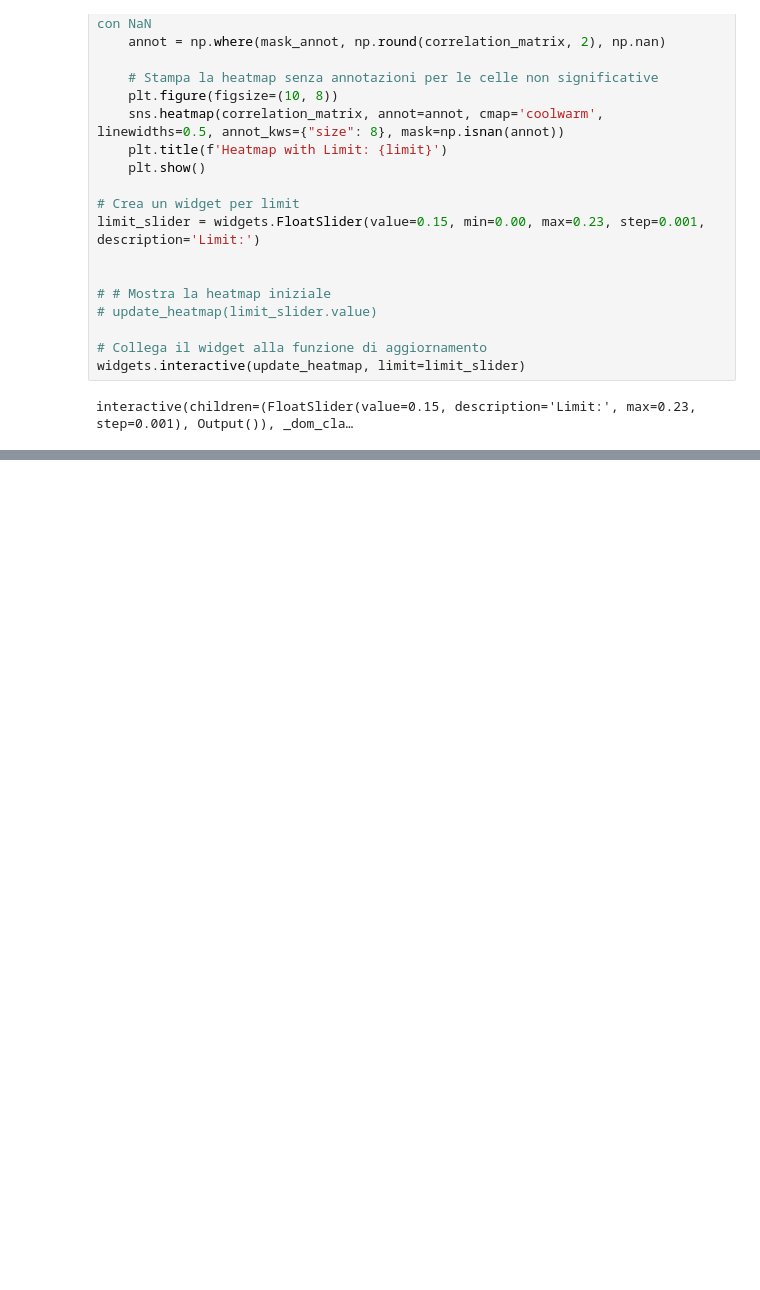
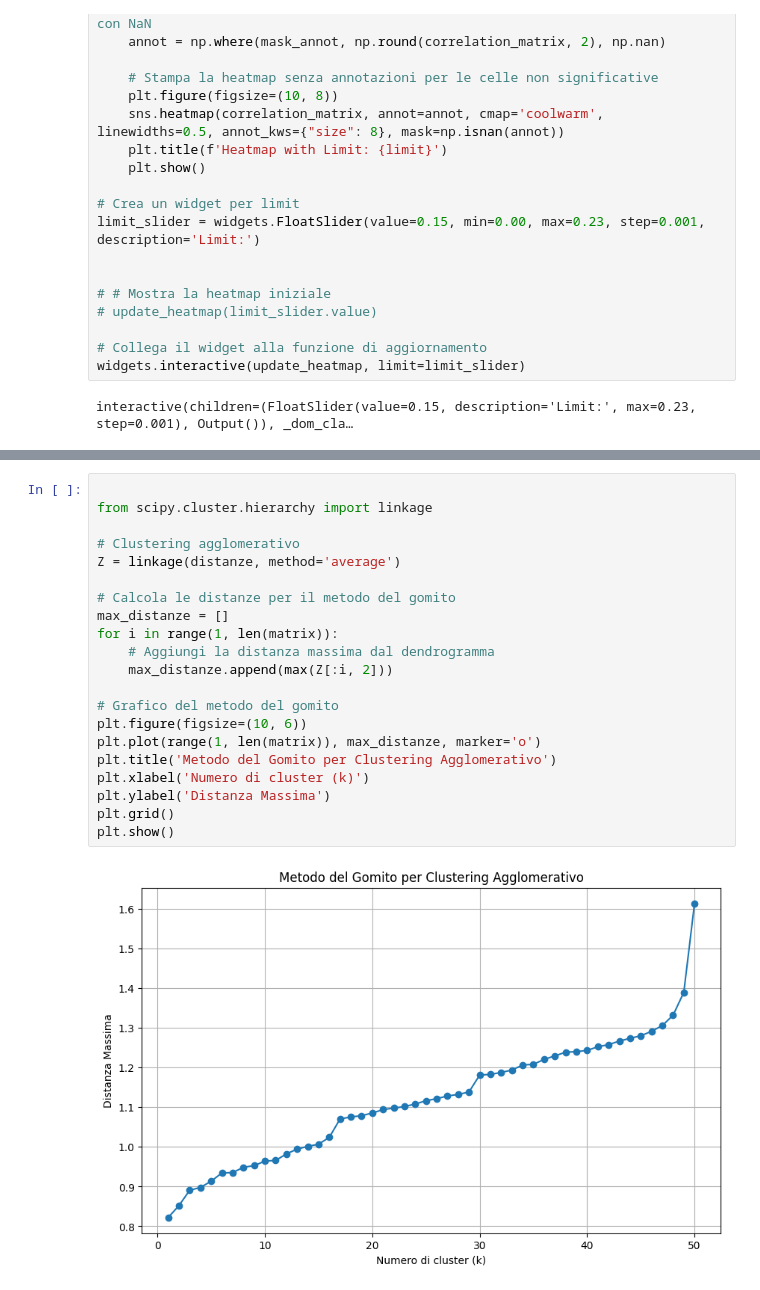
Before and after one commit to ax-ten/ICON-23-24-EDH, a Jupyter notebook: Correlation Matrix.ipynb, the cells around one changed output, grey strips where cells are left out. Saved outputs shown, nothing was run; the diff lists cells and outputs as text; blank space fills up the shorter version.

```diff
--- a/Correlation Matrix.ipynb
+++ b/Correlation Matrix.ipynb
@@ -148,0 +165,23 @@ Su un totale di 1030 carte:
+# %%
+
+from scipy.cluster.hierarchy import linkage
+
+# Clustering agglomerativo
+Z = linkage(distanze, method='average')
+
+# Calcola le distanze per il metodo del gomito
+max_distanze = []
+for i in range(1, len(matrix)):
+    # Aggiungi la distanza massima dal dendrogramma
+    max_distanze.append(max(Z[:i, 2]))
+
+# Grafico del metodo del gomito
+plt.figure(figsize=(10, 6))
+plt.plot(range(1, len(matrix)), max_distanze, marker='o')
+plt.title('Metodo del Gomito per Clustering Agglomerativo')
+plt.xlabel('Numero di cluster (k)')
+plt.ylabel('Distanza Massima')
+plt.grid()
+plt.show()
+# %% [output]
+[figure, added]
```
Also changed, not shown: parts of 11 cells of this notebook, 1 other file.
